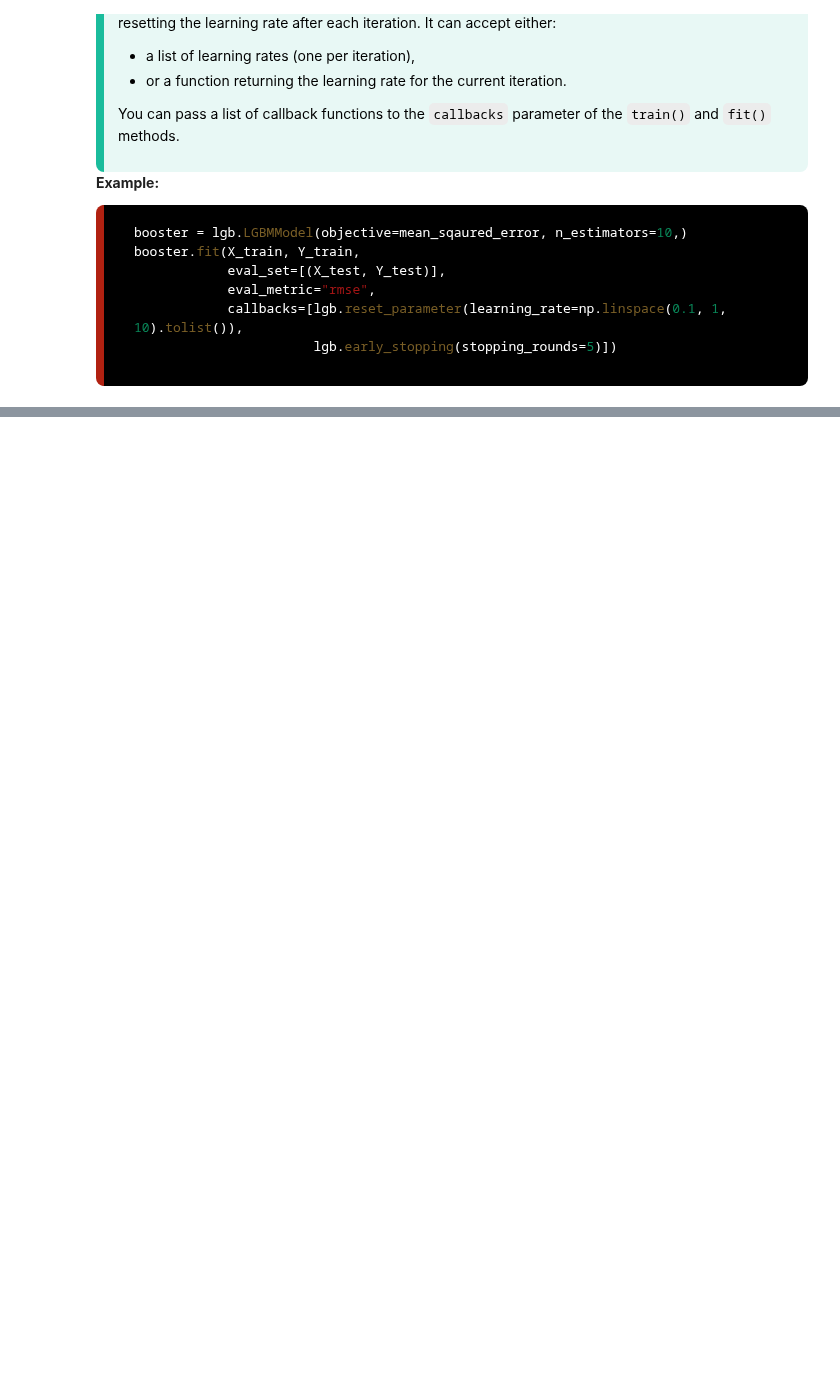
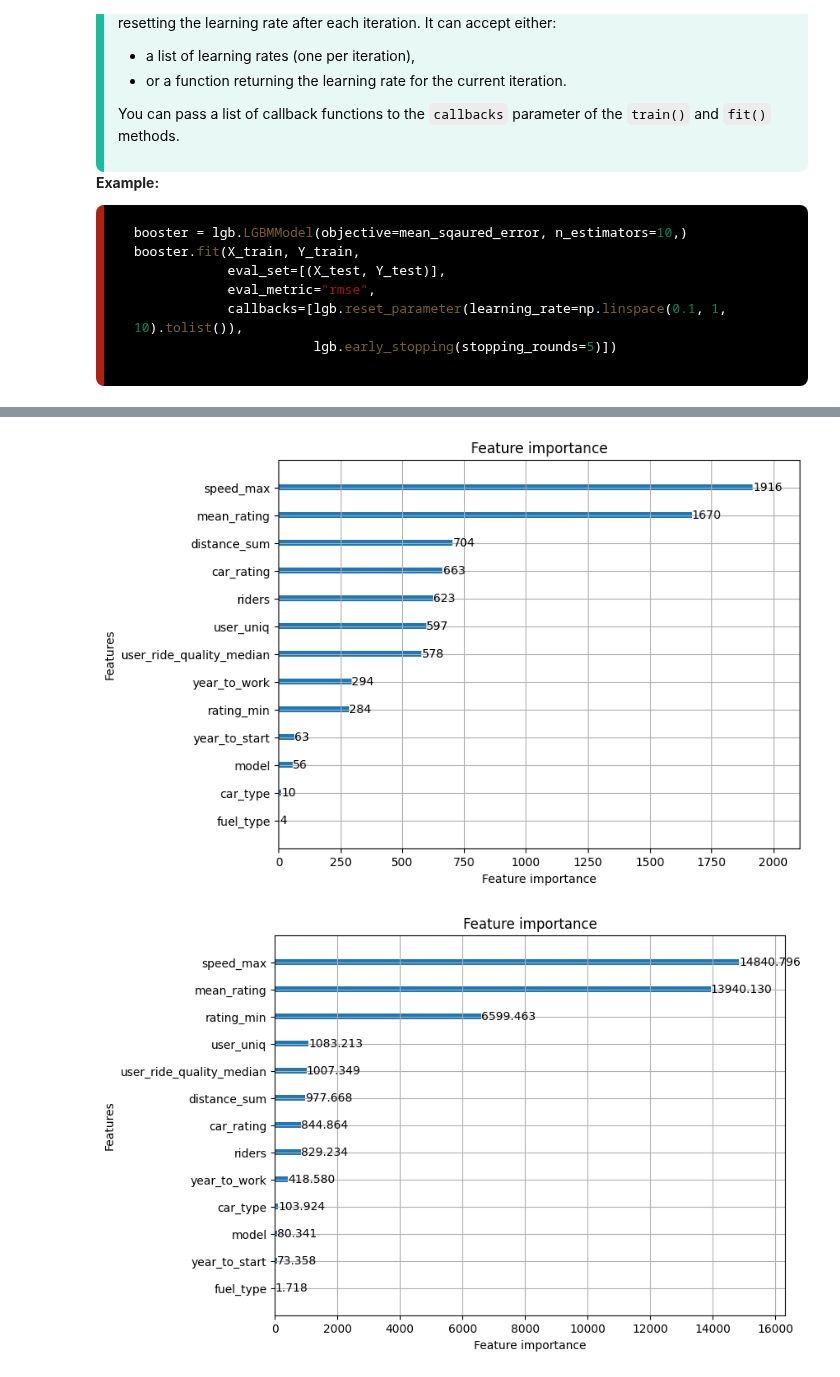
Before and after one commit to aziart/comp-ds, a Jupyter notebook: notebooks/04.2.02 - LightGBM.ipynb, the cells around one changed output, grey strips where cells are left out. Drawn from its saved outputs; the diff is of its cells as text; code cells hidden in the pictures; blank space fills up the shorter version.

Commit message:
04.2.02 in progress: lgbm built in functions that calculate feature importances + built-ins for visuals

```diff
--- a/notebooks/04.2.02 - LightGBM.ipynb
+++ b/notebooks/04.2.02 - LightGBM.ipynb
@@ -683,0 +710,7 @@ booster.fit(X_train, Y_train,
+# %%
+# let's look at different kinds of importances
+lgb.plot_importance(booster, figsize=(8, 6), importance_type="split")
+lgb.plot_importance(booster, figsize=(8, 6), importance_type="gain");
+# %% [output]
+[figure, added]
+[figure, added]
```
Also changed, not shown: parts of 5 cells of this notebook, 1 other file.
